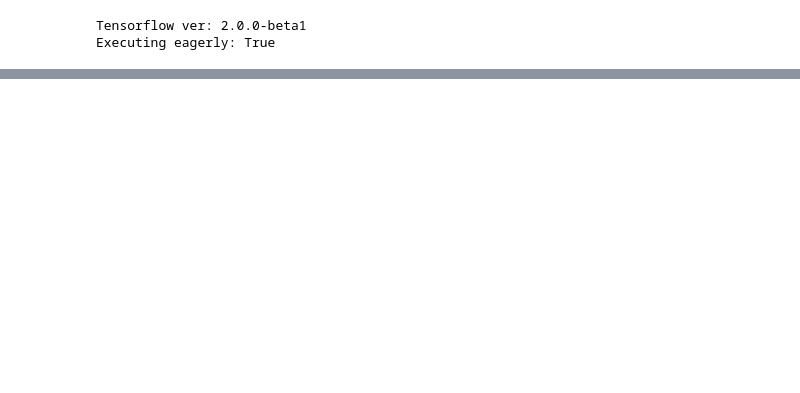
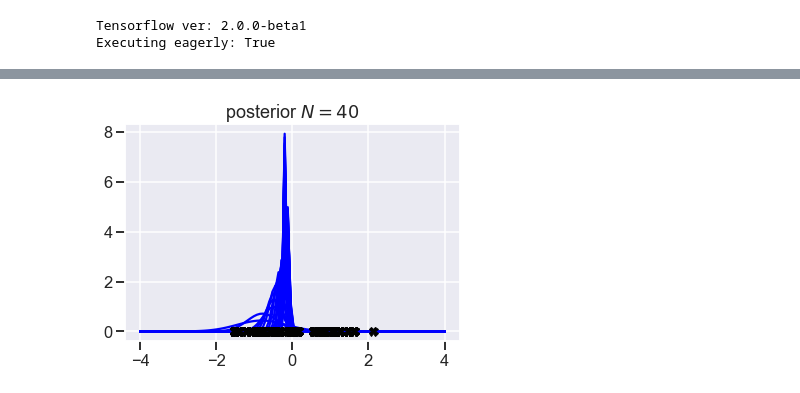
Before and after one commit to rnagumo/bayes_ml, a Jupyter notebook: notes/prior.ipynb, the cells around one changed output, grey strips where cells are left out. Cells and saved outputs as stored; diff of their text form; code cells hidden in the pictures; blank space fills up the shorter version.

```diff
--- a/notes/prior.ipynb
+++ b/notes/prior.ipynb
@@ -36,0 +96,16 @@ Executing eagerly: True
+# %%
+N = 40
+dist = Gauss(mean=0., lmd=0.2)
+
+data = []
+frames = []
+fig, ax = plt.subplots()
+ax.set_title(r'posterior $N = {}$'.format(N))
+for i in range(N):
+    data.append(data_dist.sample())
+    dist.inference(np.array(data))
+    im1 = ax.plot(*dist.pdf(), c='b')
+    im2 = ax.plot(data, np.zeros_like(data), 'X', c='k')
+    frames.append(im1 + im2)
+# %% [output]
+[figure, added]
```
Also changed, not shown: parts of 19 cells of this notebook, 1 other file.
